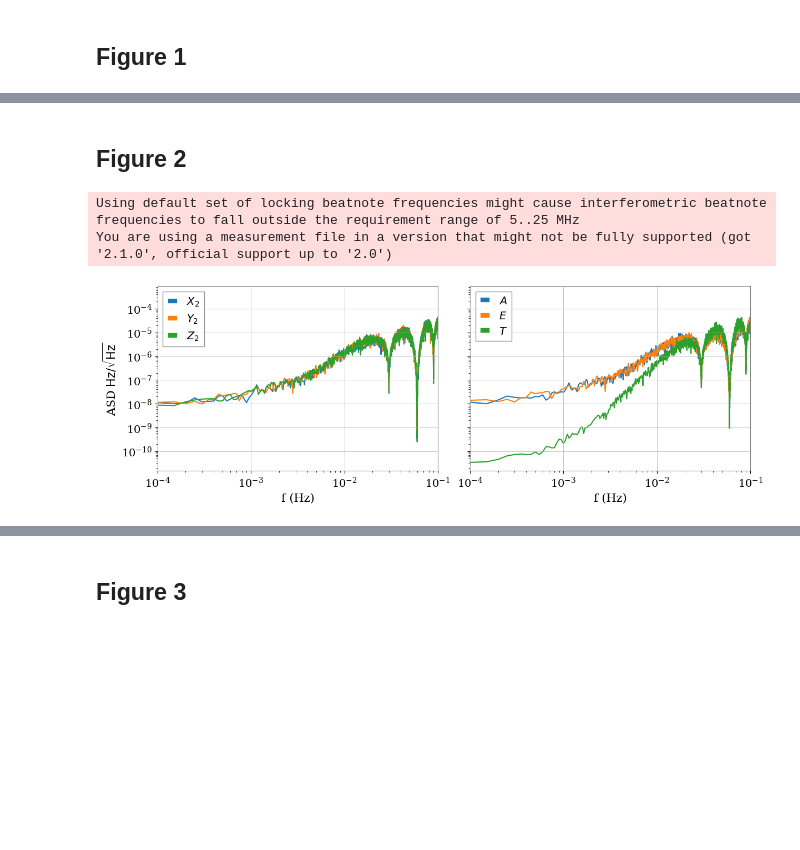
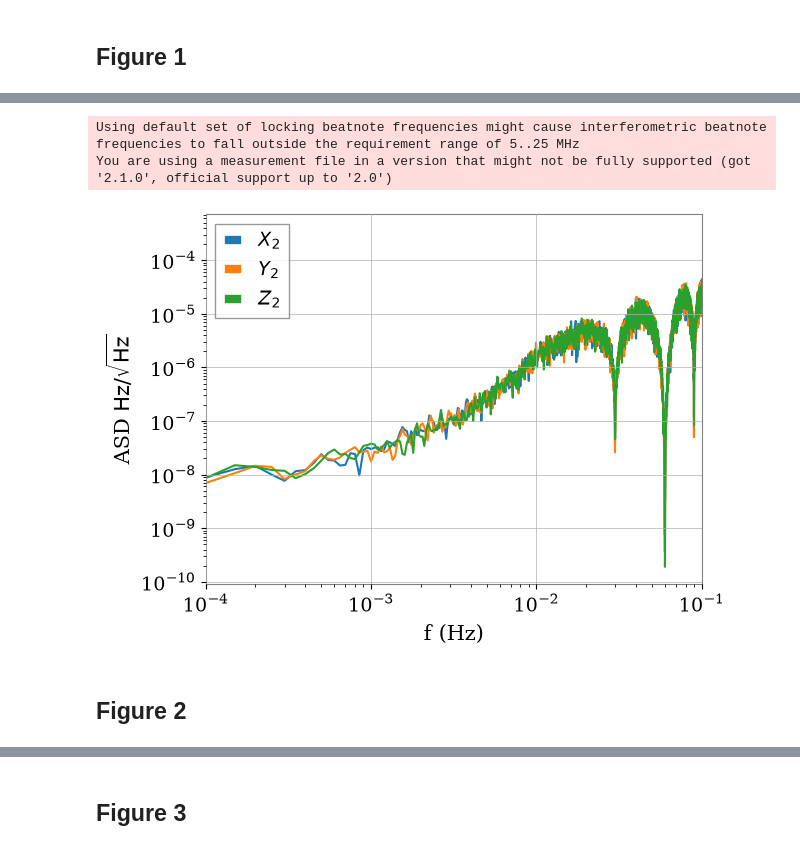
Before and after one commit to AryamannRao/LISAGlitchSignalClassifier, a Jupyter notebook: src/notebooks/figure_generator.ipynb, the cells around one changed output, grey strips where cells are left out. Cells and saved outputs as stored; diff of their text form; code cells hidden in the pictures; blank space fills up the shorter version.

```diff
--- a/src/notebooks/figure_generator.ipynb
+++ b/src/notebooks/figure_generator.ipynb
@@ -308,5 +277,3 @@ plt.show()
-# %% [markdown]
-## Figure 2
 # %%
 with h5py.File(orbits_path, 'r') as orb:
     orb_t0 = orb.attrs['t0']
@@ -334,35 +301,29 @@ You are using a measurement file in a version that might not be fully supported
 # %%
 nperseg = 2e4/pipe['dt']
 noverlap = None
 
 SX_sim = estimate_psd(X, 1/pipe['dt'], nperseg=nperseg, noverlap=noverlap)
 SY_sim = estimate_psd(Y, 1/pipe['dt'], nperseg=nperseg, noverlap=noverlap)
 SZ_sim = estimate_psd(Z, 1/pipe['dt'], nperseg=nperseg, noverlap=noverlap)
 
 SA_sim = estimate_psd(A, 1/pipe['dt'], nperseg=nperseg, noverlap=noverlap)
 SE_sim = estimate_psd(E, 1/pipe['dt'], nperseg=nperseg, noverlap=noverlap)
 ST_sim = estimate_psd(T, 1/pipe['dt'], nperseg=nperseg, noverlap=noverlap)
 
-fig, axes = plt.subplots(1, 2, figsize=(12, 4), sharey=True, constrained_layout=True)
+#fig, axes = plt.subplots(1, 2, figsize=(12, 4), sharey=True, constrained_layout=True)
 
-axes[0].loglog(SX_sim[0], np.sqrt(SX_sim[1]), label='$X_2$')
-axes[0].loglog(SY_sim[0], np.sqrt(SY_sim[1]), label='$Y_2$')
-axes[0].loglog(SZ_sim[0], np.sqrt(SZ_sim[1]), label='$Z_2$')
+plt.loglog(SX_sim[0], np.sqrt(SX_sim[1]), label='$X_2$')
+plt.loglog(SY_sim[0], np.sqrt(SY_sim[1]), label='$Y_2$')
+plt.loglog(SZ_sim[0], np.sqrt(SZ_sim[1]), label='$Z_2$')
 
-axes[1].loglog(SA_sim[0], np.sqrt(SA_sim[1]), label='$A$')
-axes[1].loglog(SE_sim[0], np.sqrt(SE_sim[1]), label='$E$')
-axes[1].loglog(ST_sim[0], np.sqrt(ST_sim[1]), label='$T$')
-
-axes[0].set_xlabel('f (Hz)')
-axes[0].set_ylabel('ASD $\\text{Hz}/\sqrt{\\text{Hz}}$')
-axes[0].set_xlim(1e-4, 1e-1)
-axes[0].legend()
-
-axes[1].set_xlabel('f (Hz)')
-axes[1].set_xlim(1e-4, 1e-1)
-axes[1].legend()
+plt.xlabel('f (Hz)')
+plt.ylabel('ASD $\\text{Hz}/\sqrt{\\text{Hz}}$')
+plt.xlim(1e-4, 1e-1)
+plt.legend()
 
 plt.savefig(FIGURES / 'noise_psd.png', dpi=300, bbox_inches='tight')
 plt.show()
 # %% [output]
-[figure, old version]
+[figure, new version]
+# %% [markdown]
+## Figure 2
```
Also changed, not shown: parts of 24 cells of this notebook, 17 other files.
